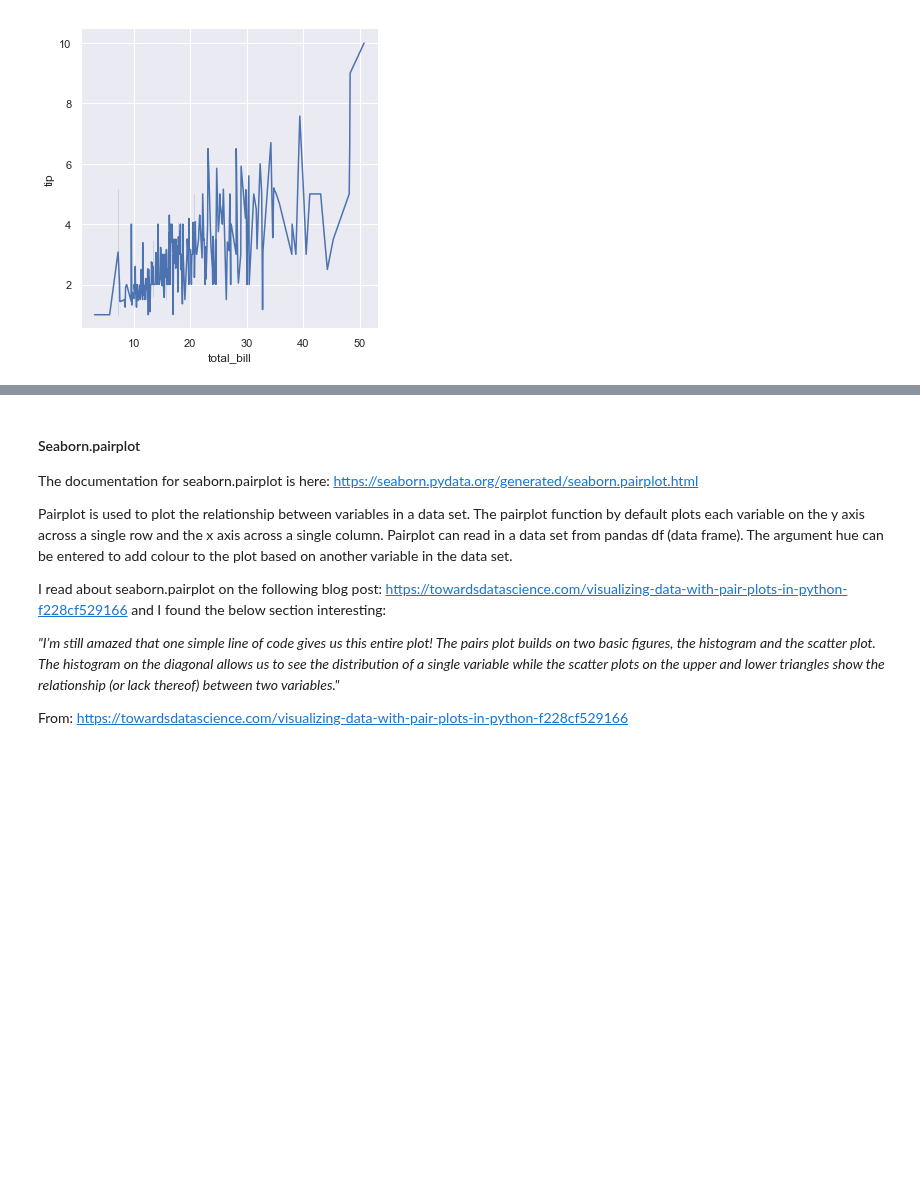
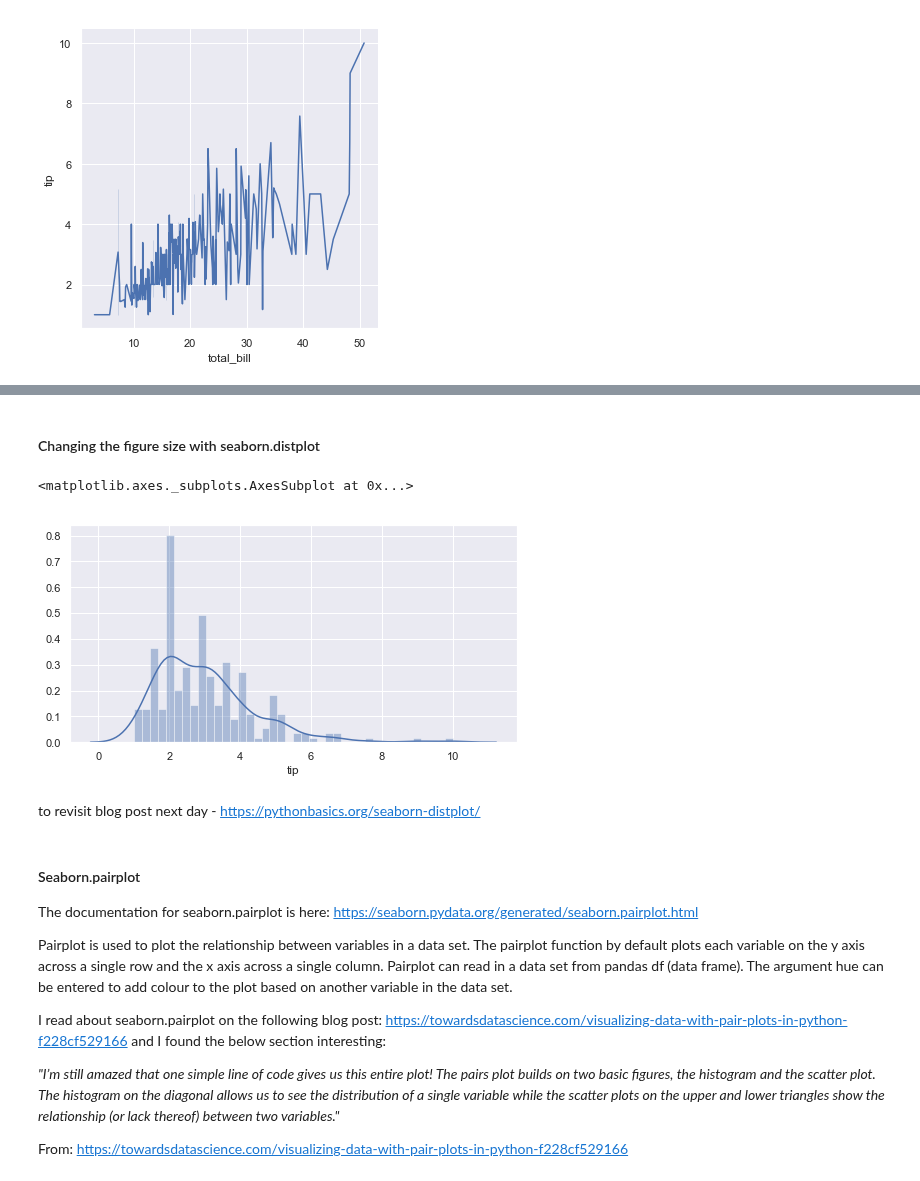
Before and after one commit to johndunne2019/Fundamentals-of-Data-Analysis-Project-2019, a Jupyter notebook: Tips-Dataset.ipynb, the cells around one changed output, grey strips where cells are left out. Cells and saved outputs as stored; diff of their text form; code cells hidden in the pictures; blank space fills up the shorter version.

```diff
--- a/Tips-Dataset.ipynb
+++ b/Tips-Dataset.ipynb
@@ -441,3 +471,14 @@ sns.relplot(x="total_bill", y="tip", kind="line", data=tips);
+# %% [markdown]
+#### Changing the figure size with seaborn.distplot
+# %%
+sns.set(rc={"figure.figsize": (8, 4)});
+# I took this line from the blog post here: https://pythonbasics.org/seaborn-distplot/
+sns.distplot(tips['tip'], bins=40)
+# %% [output]
+<matplotlib.axes._subplots.AxesSubplot at 0x...>
+[figure, added]
+# %% [markdown]
+to revisit blog post next day - https://pythonbasics.org/seaborn-distplot/
 # %% [markdown]
 #### Seaborn.pairplot
 
```
Also changed, not shown: parts of 8 cells of this notebook.
